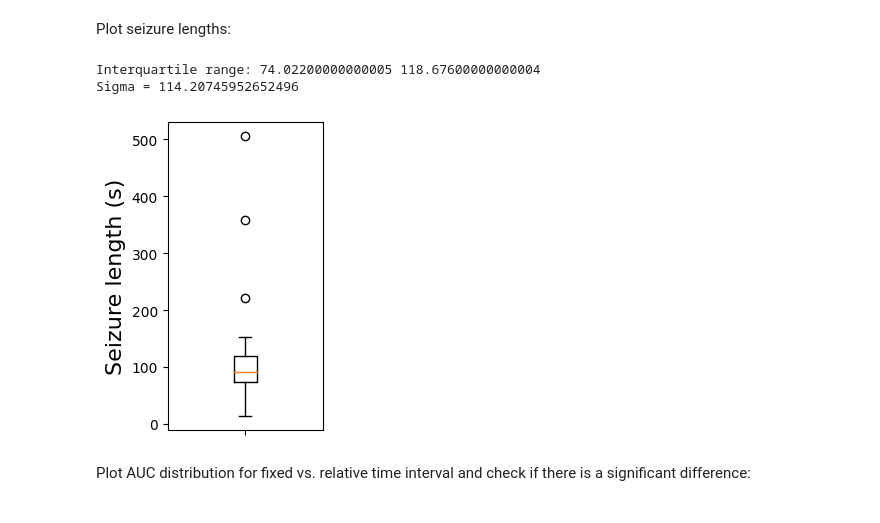
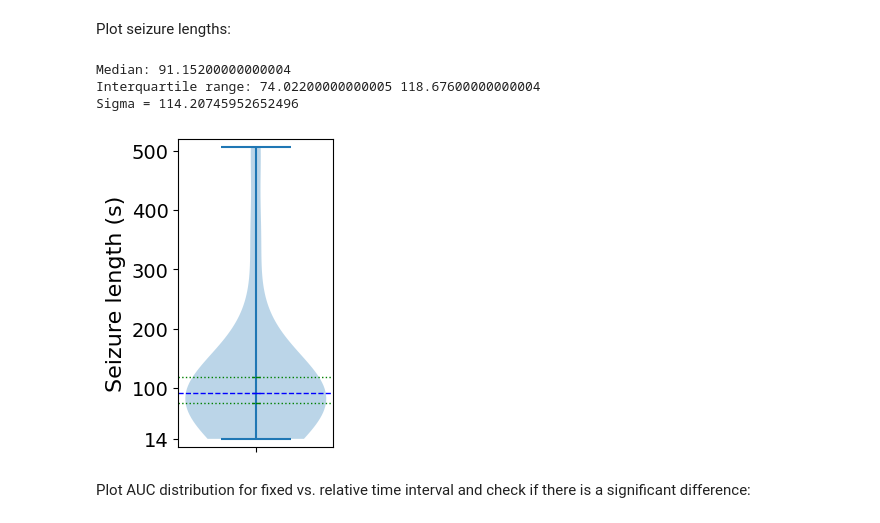
Before and after one commit to ivkarla/connectivity_change, a Jupyter notebook: notebooks/fixedL_transition_stats.ipynb, the cells around one changed output. Cells and saved outputs as stored; diff of their text form; code cells hidden in the pictures.

```diff
--- a/notebooks/fixedL_transition_stats.ipynb
+++ b/notebooks/fixedL_transition_stats.ipynb
@@ -43,23 +43,50 @@ Plot seizure lengths:
 # %%
 x=np.array(lens)
 
-q1_x = np.percentile(x, 25, interpolation='midpoint')
-q3_x = np.percentile(x, 75, interpolation='midpoint')
+median_x = np.median(lens)
+q1_x = np.percentile(lens, 25, interpolation='midpoint')
+q3_x = np.percentile(lens, 75, interpolation='midpoint')
 
+print("Median:", median_x)
 print("Interquartile range:", q1_x, q3_x)
 print("Sigma =", np.std(x))
 
 # Plot seizure lengths
 # plt.hist(list(lens.values()), bins=21, histtype='stepfilled', color="grey")
 plt.figure(figsize=(2,4))
-plt.boxplot(x)
+plt.violinplot(x, showmeans=False, showmedians=False, showextrema=True)
+
+# Add the median line
+plt.scatter([1], [median_x], color='blue', marker='_', linewidth=1, label='Median')
+plt.axhline(median_x, color='blue', linestyle='--', linewidth=1)
+
+# Add the Q1 and Q3 lines
+plt.scatter([1], [q1_x], color='green', marker='_', linewidth=1, label='Q1')
+plt.axhline(q1_x, color='green', linestyle=':', linewidth=1)
+
+plt.scatter([1], [q3_x], color='green', marker='_', linewidth=1, label='Q3')
+plt.axhline(q3_x, color='green', linestyle=':', linewidth=1)
+
+# Set y-ticks to include the min and max values
+min_val = np.min(lens)
+max_val = np.max(lens)
+
+plt.yticks(np.append(plt.yticks()[0], [min_val]))
+# Get default y-ticks and filter out 0
+yticks = plt.yticks()[0]
+yticks = yticks[yticks != 0]
+plt.yticks(yticks)
+plt.ylim(bottom=min_val-14, top=max_val+14)
+
 plt.ylabel("Seizure length (s)", size=16)
+plt.tick_params(axis='y', labelsize=14)
 plt.xticks([1], [""], size=16)
 plt.show()
 # %% [output]
+Median: 91.15200000000004
 Interquartile range: 74.02200000000005 118.67600000000004
 Sigma = 114.20745952652496
-[figure, old version]
+[figure, new version]
 # %% [markdown]
 Plot AUC distribution for fixed vs. relative time interval and check if there is a significant difference:
 # %%
```
Also changed, not shown: parts of 3 cells of this notebook.
